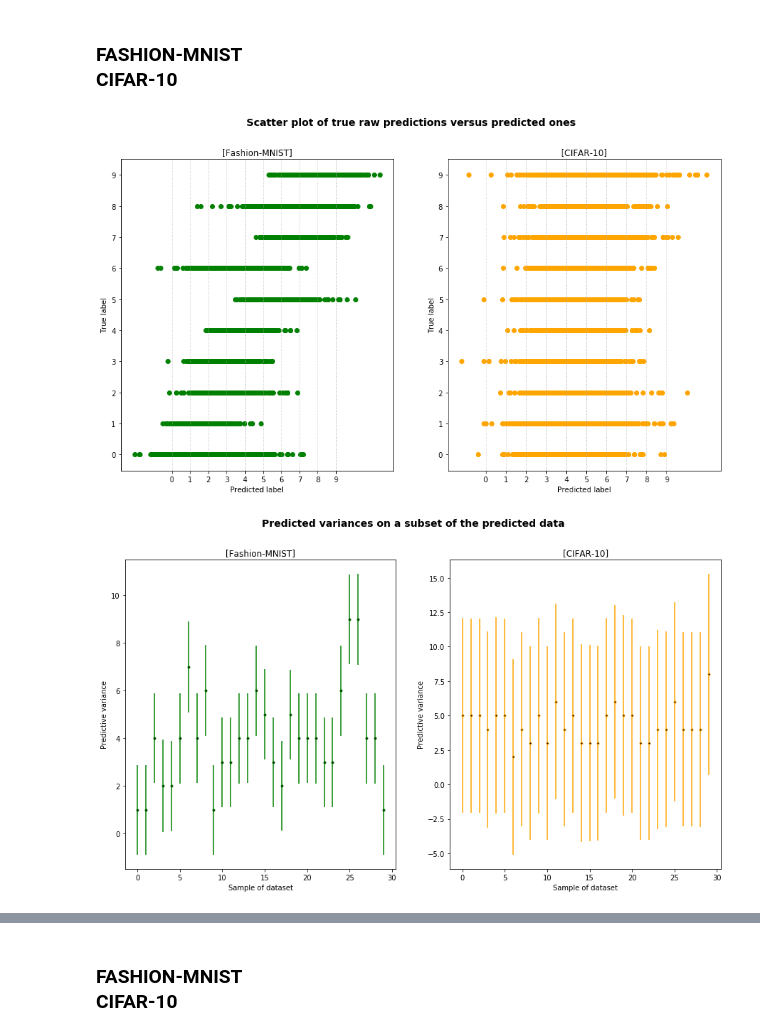
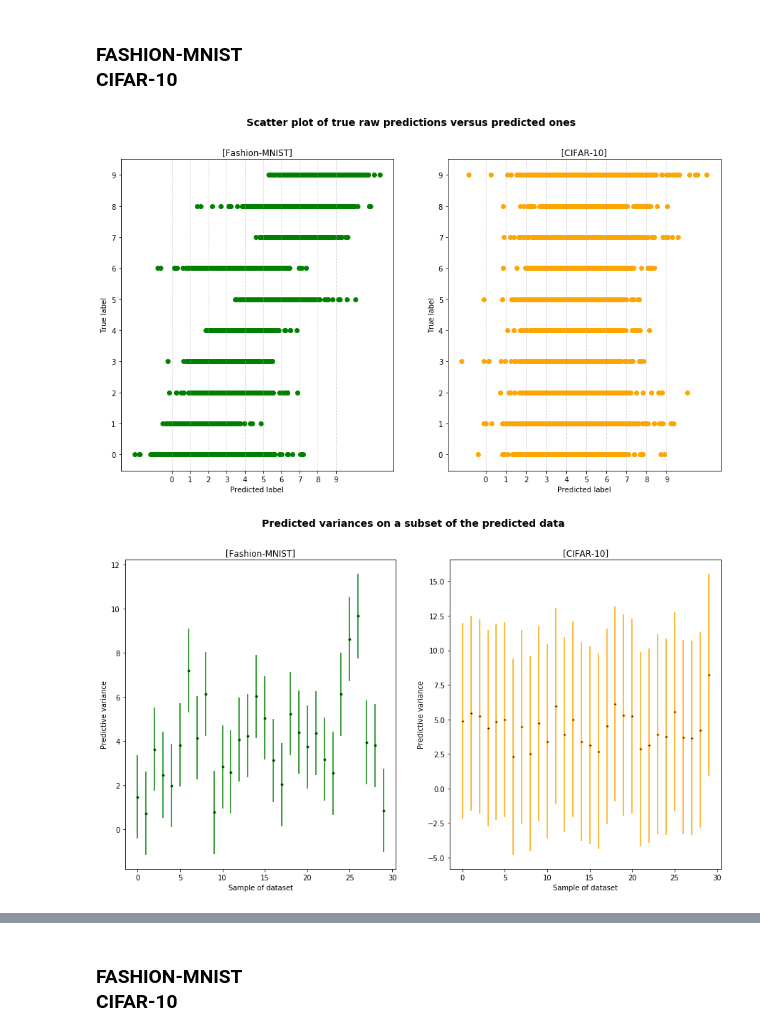
Before and after one commit to claudioscalzo/asi-challenge, a Jupyter notebook: asi_challenge.ipynb, the cells around one changed output, grey strips where cells are left out. Cells and saved outputs as stored; diff of their text form; code cells hidden in the pictures.

```diff
--- a/asi_challenge.ipynb
+++ b/asi_challenge.ipynb
@@ -774,25 +773,19 @@ class BayesianLinearRegression:
         # Predict the new target for the test set (as a continuous variable)
         t_new_raw = self._target(X_new, self.w)
 
-        # Discretize predictions
-        discretizer = np.vectorize(lambda label: 9 if label > 9 else (0 if label < 0 else round(label)))
-        t_new = np.array(discretizer(t_new_raw), dtype=int)
-
         # Compute the predictive variance
         var_new = self._predictiveVar(X_new, self.X, self.var)
 
-        return t_new, var_new, t_new_raw
+        return t_new_raw, var_new
 
 
     # VALIDATION
-    def validate(self, pred, correct, raw):
+    def validate(self, correct, raw):
 
         # Accuracy, error, confusion matrix, mse
-        acc = np.mean(pred == correct)
-        cm = confusion_matrix(correct, pred)
         mse = mean_squared_error(correct, raw)
 
-        return acc, mse, cm
+        return mse
     # ----------------------------------------------------------------------- #
 # %% [markdown]
 <div class='alert alert-info'>
@@ -813,30 +806,27 @@ def regress(train, target, test, correct, k):
 
     # TEST
     startTime = time()
-    pred, var, raw = blr.predict(test, k)
+    raw, var = blr.predict(test, k)
     endTime = time()
     print("Test time:  %.3f seconds\n" % (endTime-startTime))
 
     # VALIDATION
-    # Accuracy
-    accuracy, mse, cm = blr.validate(pred, correct, raw)
+    mse = blr.validate(correct, raw)
     print("[RAW PREDICTIONS] Mean Squared Error (MSE): %.2f" % (mse))
-    print("[DISCRETE PREDICTIONS] Accuracy: %.2f%%" % (accuracy * 100))
 
-    return pred, var, raw, cm
+    return raw, var
 
 
-def validatePictures(mnistPred, mnistVar, mnistRaw, mnistCM,
-                     cifarPred, cifarVar, cifarRaw, cifarCM):
+def validatePictures(mnistRaw, mnistVar, cifarRaw, cifarVar):
 
     # SCATTER PLOT
     plotScatterPlot(mnistRaw, cifarRaw, mnistCorrect, cifarCorrect)
 
     # ERRORPLOT
-    plotErrorPlot(mnistPred, cifarPred, mnistVar, cifarVar)
+    plotErrorPlot(mnistRaw, cifarRaw, mnistVar, cifarVar)
 # %% [markdown]
 ### <div class="label label-success">FASHION-MNIST</div>
 # %%
 # REGRESS
-mnistPred, mnistVar, mnistRaw, mnistCM = regress(mnistTrain, mnistTarget, mnistTest, mnistCorrect, k = 1)
+mnistRaw, mnistVar = regress(mnistTrain, mnistTarget, mnistTest, mnistCorrect, k = 1)
 # %% [output]
@@ -849,5 +838,5 @@ Test time:  4.194 seconds
 ### <div class="label label-warning">CIFAR-10</div>
 # %%
 # REGRESS
-cifarPred, cifarVar, cifarRaw, cifarCM = regress(cifarTrain, cifarTarget, cifarTest, cifarCorrect, k = 1)
+cifarRaw, cifarVar = regress(cifarTrain, cifarTarget, cifarTest, cifarCorrect, k = 1)
 # %% [output]
@@ -870,8 +858,7 @@ The mean squared error has been shown before, is:<br>
 ### <div class="label label-success">FASHION-MNIST</div> <div class="label label-warning">CIFAR-10</div>
 # %%
 # PLOT IMAGES
-validatePictures(mnistPred, mnistVar, mnistRaw, mnistCM,
-                 cifarPred, cifarVar, cifarRaw, cifarCM)
+validatePictures(mnistRaw, mnistVar, cifarRaw, cifarVar)
 # %% [output]
 [figure]
-[figure, old version]
+[figure, new version]
```
Also changed, not shown: parts of 23 cells of this notebook.
